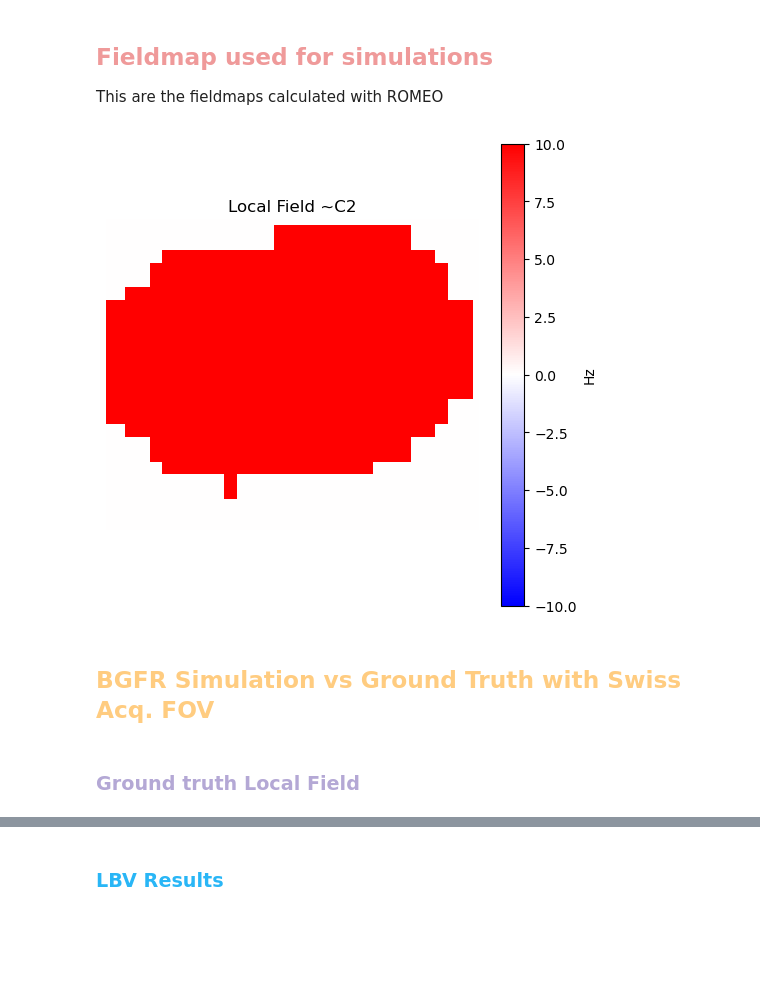
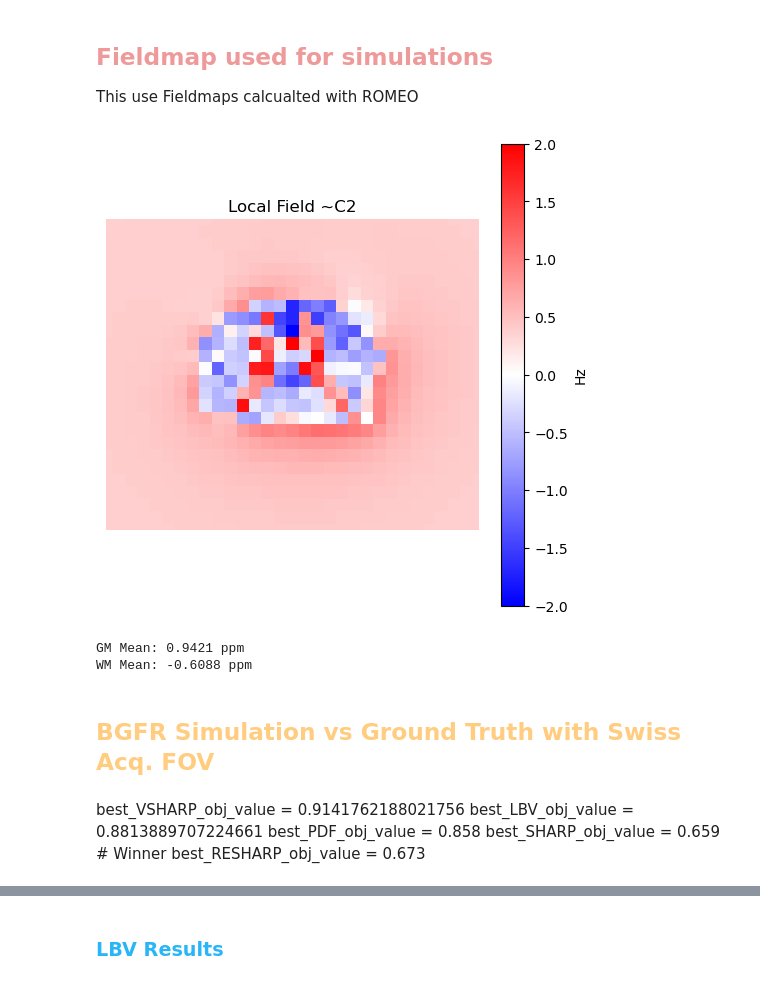
Before and after one commit to sriosq/Image-processing-strategies, a Jupyter notebook: qsm_testing/bgfr_testing.ipynb, the cells around one changed output, grey strips where cells are left out. Saved outputs shown, nothing was run; the diff lists cells and outputs as text; code cells hidden in the pictures; blank space fills up the shorter version.

```diff
--- a/qsm_testing/bgfr_testing.ipynb
+++ b/qsm_testing/bgfr_testing.ipynb
@@ -28,15 +26,20 @@ import utils.qsm_testing_display_slices
 # %% [markdown]
 ## <span style="color:#EF9A9A"> Fieldmap used for simulations </span> </br>
-This are the fieldmaps calculated with ROMEO
+This use Fieldmaps calcualted with ROMEO
+# %%
+# Load the mask data for metric auto-calculation with image
+wm_mask_path = r"E:\msc_data\sc_qsm\new_gauss_sims\mrsim_outpus/wm_mask_crop.nii.gz"
+gm_mask_path = r"E:\msc_data\sc_qsm\new_gauss_sims\mrsim_outpus/gm_mask_crop.nii.gz"
+utils.qsm_testing_display_slices.load_gm_wm_masks(gm_mask_path, wm_mask_path)
 # %%
 # Load the fieldmap:
-ideal_acq_params_fm_img = nib.load(r"E:\msc_data\sc_qsm\Swiss_data\march_25_re_process\MR_simulations\sim_data\QSM_processing\mrsim_outputs\custom_acq_params\fm_tests\test2_apply_msk/B0.nii")
+ideal_acq_params_fm_data = nib.load(r"E:\msc_data\sc_qsm\new_gauss_sims\gt_ref_avg_sc\gt_gauss_lf_Hz_swiss_crop.nii.gz").get_fdata()
 #swiss_acq_params_fm = nib.load(r"")
-# %%
-ideal_acq_params_fm_data = ideal_acq_params_fm_img.get_fdata()
 # %%
-utils.display_slices.display_local_field(ideal_acq_params_fm_data, img_class="sim_ideal", slice_index=32, cmap_min=-10, cmap_max=10)
+utils.qsm_testing_display_slices.display_local_field(ideal_acq_params_fm_data, img_class="sim_ideal", slice_index=32, cmap_min=-2, cmap_max=2)
 # %% [output]
-[figure, old version]
+[figure, new version]
+GM Mean: 0.9421 ppm
+WM Mean: -0.6088 ppm
 # %% [markdown]
 ## <span style="color:#FFCC80"> BGFR Simulation vs Ground Truth with Swiss Acq. FOV </span> </br>
@@ -53,3 +46,9 @@ ground_truth_LF_data = nib.load(ground_truth_LF_path).get_fdata()
+# %% [markdown]
+best_VSHARP_obj_value = 0.9141762188021756 </br>
+best_LBV_obj_value = 0.8813889707224661 </br>
+best_PDF_obj_value = 0.858 </br>
+best_SHARP_obj_value = 0.659 # Winner </br>
+best_RESHARP_obj_value = 0.673 </br>
 # %%
 # Now we can load all the Local Fields to compare,
 # Let's start by loading the initial runs which use SEPIA default parameters
@@ -76,2 +78,0 @@ best_PDF_obj_value = 0
-# %% [markdown]
-### <span style="color:#B4A8D5"> Ground truth Local Field </span> </br>
```
Also changed, not shown: parts of 26 cells of this notebook, 10 other files.
